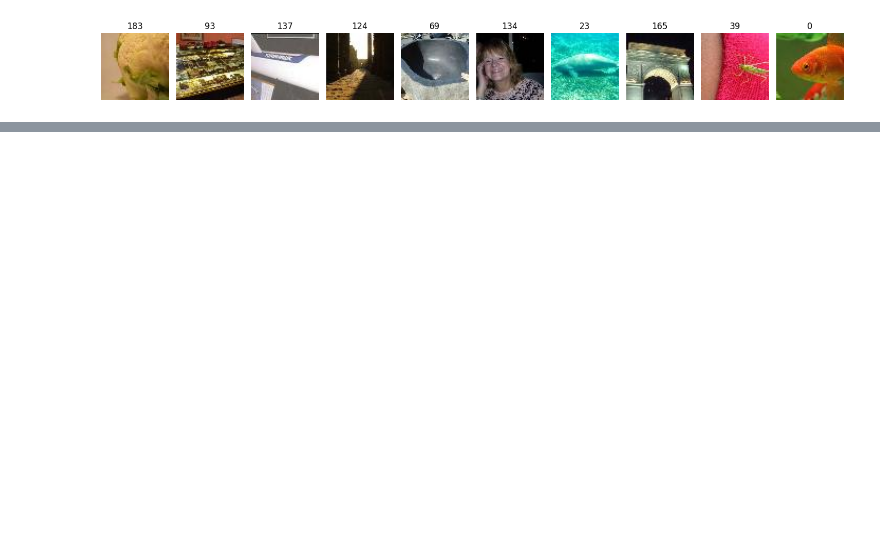
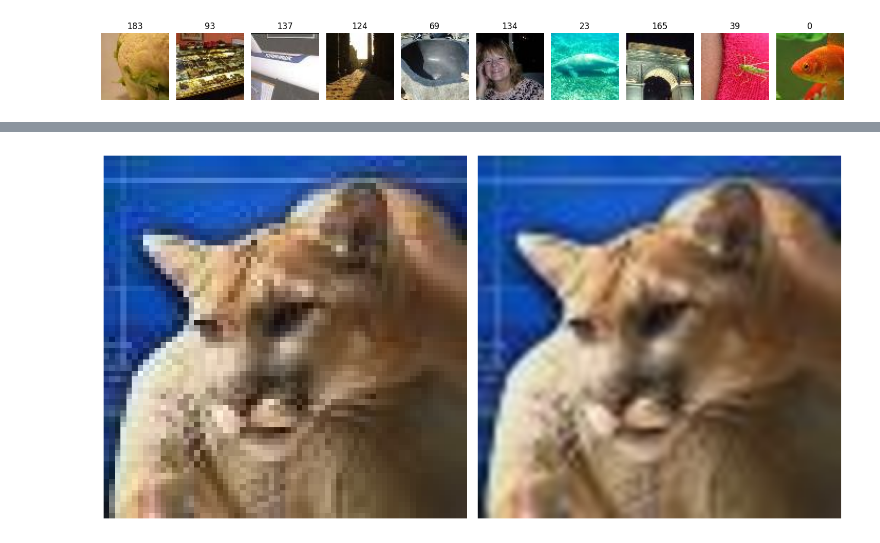
Before and after one commit to vince51999/Image-classificator, a Jupyter notebook: notes/studies.ipynb, the cells around one changed output, grey strips where cells are left out. Drawn from its saved outputs; the diff is of its cells as text; code cells hidden in the pictures; blank space fills up the shorter version.

```diff
--- a/notes/studies.ipynb
+++ b/notes/studies.ipynb
@@ -533,0 +571,26 @@ plt.show()
+# %%
+# A visible result of the effects of images resolution improvment
+
+transform = transforms.Compose(
+    [
+        transforms.Resize(
+            [224, 224], interpolation=transforms.InterpolationMode.BICUBIC
+        ),
+        transforms.GaussianBlur(kernel_size=(3, 3), sigma=(1)),
+    ]
+)
+index = np.random.randint(0, len(test))
+newset = []
+newset.append(test[index][0])
+newset.append(transform(test[index][0]))
+
+fig, axes = plt.subplots(1, 2, figsize=(10, 10))
+
+for i, ax in enumerate(axes.flat):
+    ax.imshow(newset[i])
+    ax.axis("off")
+
+plt.tight_layout()
+plt.show()
+# %% [output]
+[figure, added]
```
Also changed, not shown: parts of 9 cells of this notebook.
